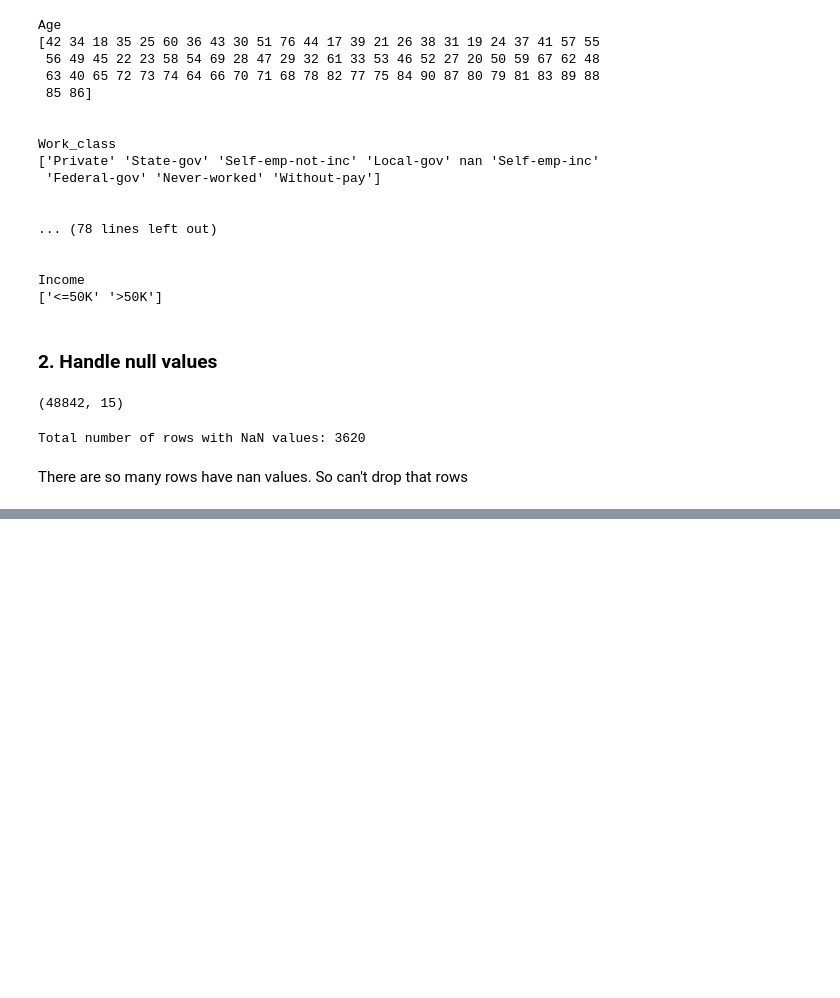
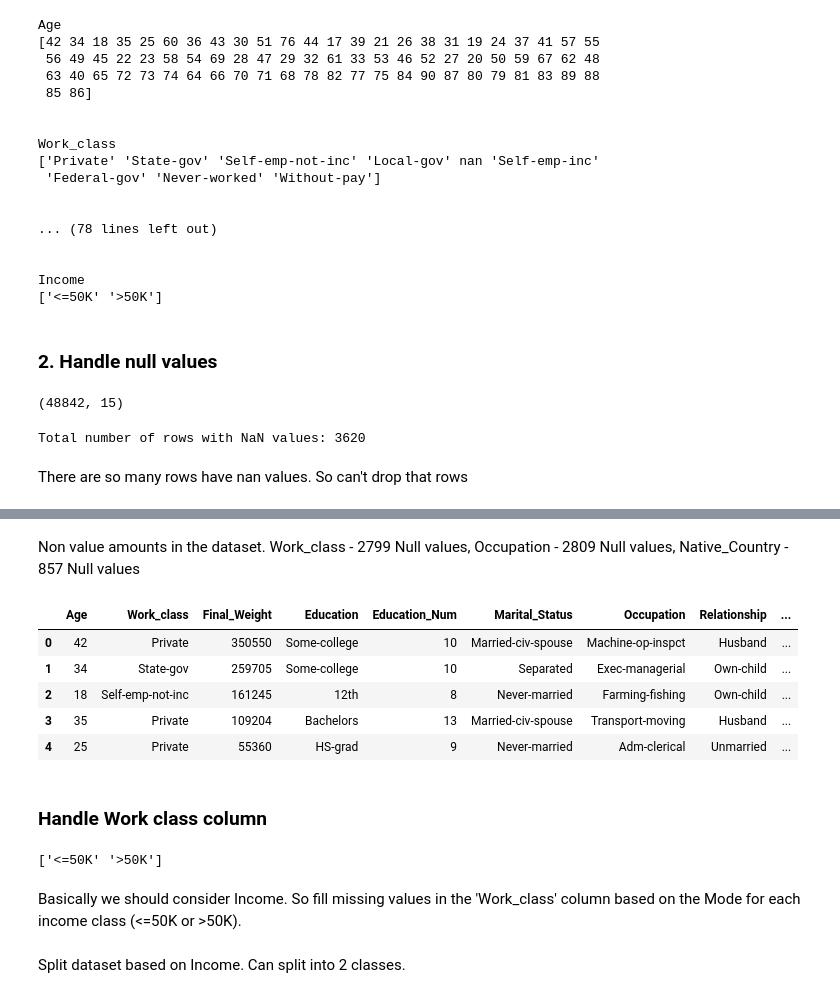
Before and after one commit to Benura2020/Income-Classification-ML, a Jupyter notebook: income_prediction_ml_project.ipynb, the cells around one changed output, grey strips where cells are left out. Drawn from its saved outputs; the diff is of its cells as text; code cells hidden in the pictures; blank space fills up the shorter version.

```diff
--- a/income_prediction_ml_project.ipynb
+++ b/income_prediction_ml_project.ipynb
@@ -356,0 +378,25 @@ There are so many rows have nan values. So can't drop that rows
+# %% [markdown]
+Non value amounts in the dataset.
+Work_class - 2799 Null values,
+Occupation - 2809 Null values,
+Native_Country - 857 Null values
+# %%
+census_income_df.head()
+# %% [output]
+|  | Age | Work_class | Final_Weight | Education | Education_Num | Marital_Status | Occupation | Relationship | ... |
+| 0 | 42 | Private | 350550 | Some-college | 10 | Married-civ-spouse | Machine-op-inspct | Husband | ... |
+| 1 | 34 | State-gov | 259705 | Some-college | 10 | Separated | Exec-managerial | Own-child | ... |
+| 2 | 18 | Self-emp-not-inc | 161245 | 12th | 8 | Never-married | Farming-fishing | Own-child | ... |
+| 3 | 35 | Private | 109204 | Bachelors | 13 | Married-civ-spouse | Transport-moving | Husband | ... |
+| 4 | 25 | Private | 55360 | HS-grad | 9 | Never-married | Adm-clerical | Unmarried | ... |
+# %% [markdown]
+### Handle Work class column
+# %%
+# classes of Income
+print(census_income_df['Income'].unique())
+# %% [output]
+['<=50K' '>50K']
+# %% [markdown]
+Basically we should consider Income. So fill missing values in the 'Work_class' column based on the Mode for each income class (<=50K or >50K).
+# %% [markdown]
+Split dataset based on Income. Can split into 2 classes.
```
Also changed, not shown: parts of 30 cells of this notebook.
